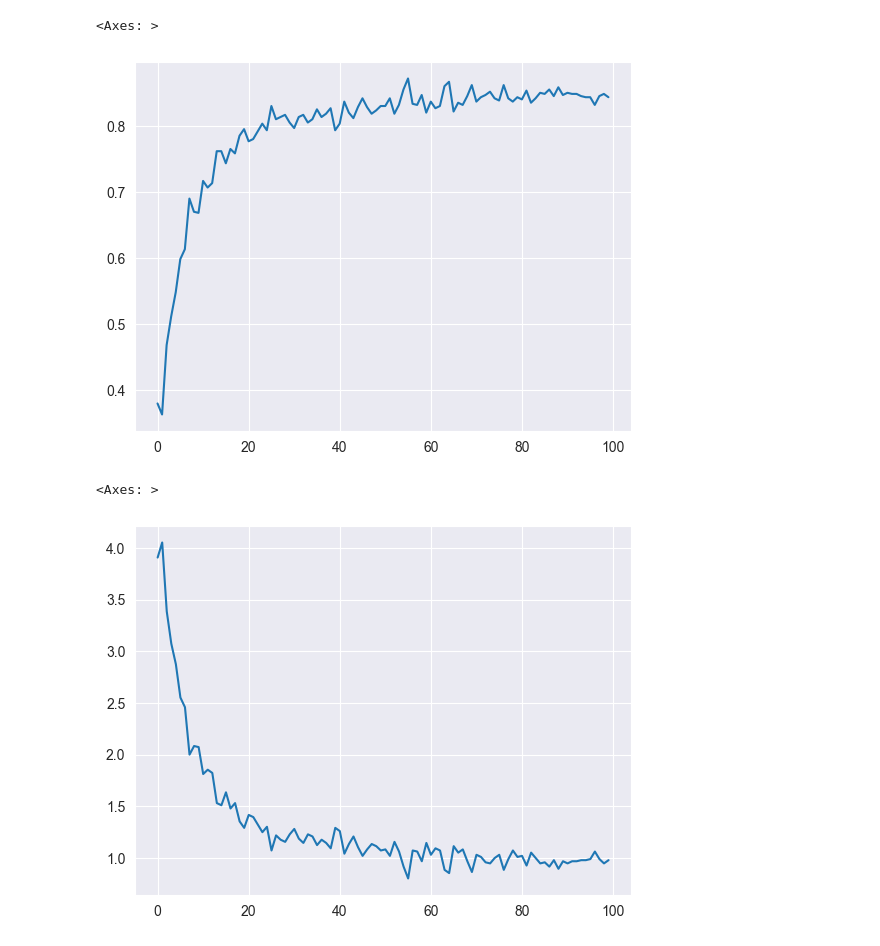
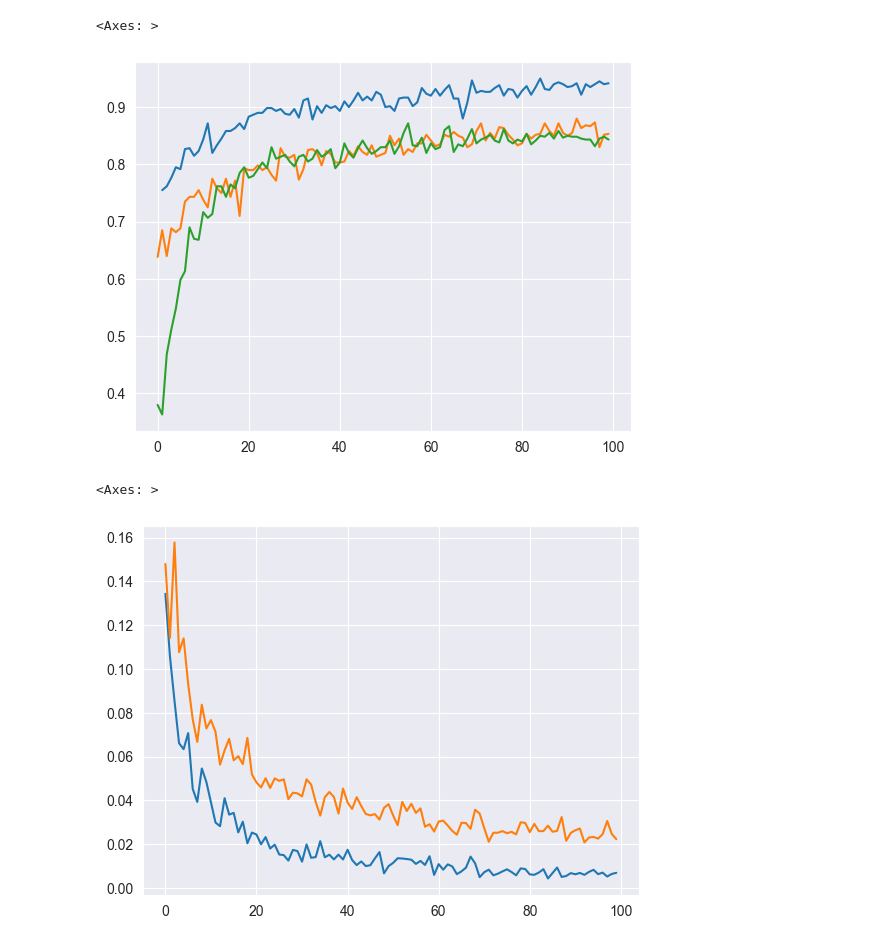
Before and after one commit to Outsider-corp/voice_biometry_recognition, a Jupyter notebook: research.ipynb, the cells around one changed output. Cells and saved outputs as stored; diff of their text form; code cells hidden in the pictures.

```diff
--- a/research.ipynb
+++ b/research.ipynb
@@ -9,16 +10,27 @@ import os
 os.chdir(r'D:\Py_Projects\neuro')
 # %%
-with open('models/ResNet34_1/ResNet34_100p_5vox_001.json', 'r') as f:
-    training_progress = json.load(f)
+with open('models/statistic/DTDNNSS_100p_5vox_002.json', 'r') as f:
+    dtdnnss2 = json.load(f)
+
+with open('models/statistic/DeepSpeaker_100pers_10vox_20mfcc_tripl_011.json', 'r') as f:
+    dtdnnss1 = json.load(f)
+
+with open('models/statistic/ResNet34_100p_5vox_001.json', 'r') as f:
+    resnet1 = json.load(f)
 # %%
-training_df = pd.DataFrame([*training_progress.values()][:-1])
+dtdnnss1_df = pd.DataFrame([*dtdnnss1.values()][:-1])
+dtdnnss2_df = pd.DataFrame([*dtdnnss2.values()][:-1])
+resnet1_df = pd.DataFrame([*resnet1.values()][:-1])
 # %%
-training_df['epoch_acc_val'].plot()
+dtdnnss1_df['epoch_acc_val'].plot()
+dtdnnss2_df['epoch_acc_val'].plot()
+resnet1_df['epoch_acc_val'].plot()
 # %% [output]
 <Axes: >
-[figure, old version]
+[figure, new version]
 # %%
-training_df['epoch_loss_val'].plot()
+dtdnnss1_df['epoch_loss_val'].plot()
+dtdnnss2_df['epoch_loss_val'].plot()
 # %% [output]
 <Axes: >
-[figure, old version]
+[figure, new version]
```
Also changed, not shown: parts of 7 cells of this notebook, 11 other files.
